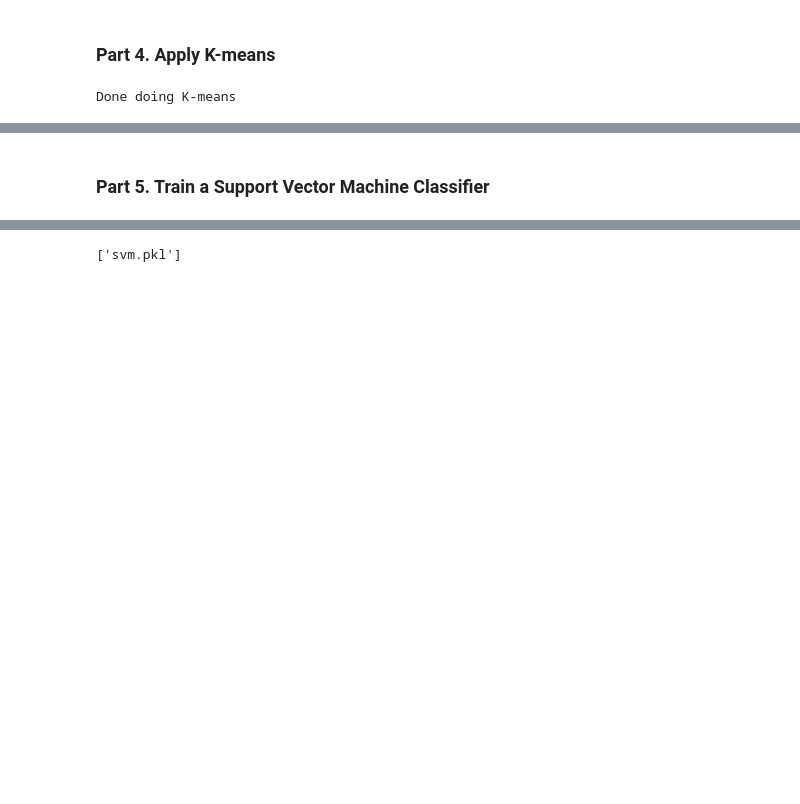
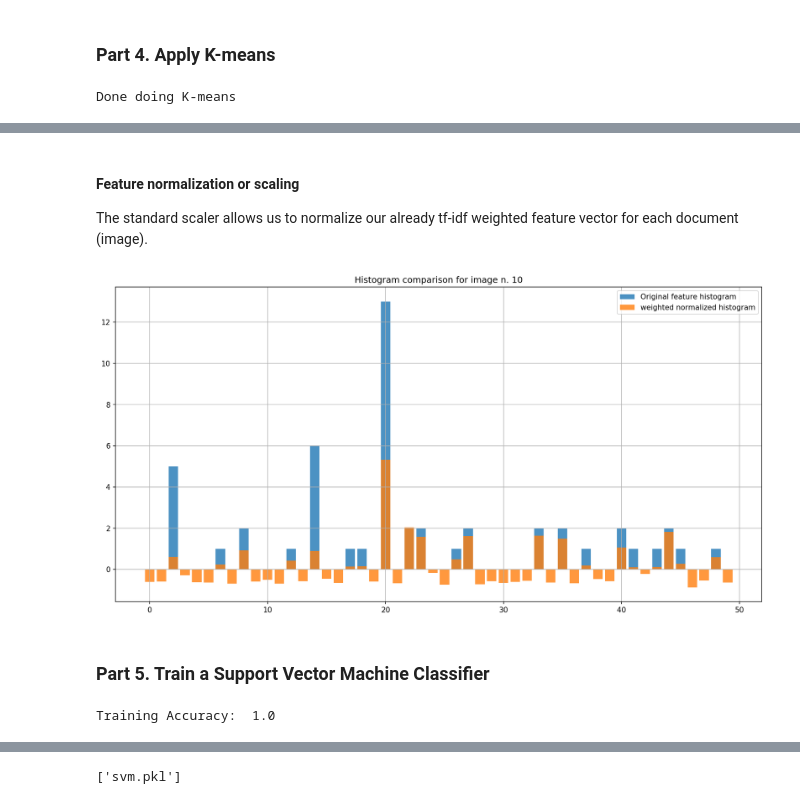
Before and after one commit to asciidiego/bag-of-visual-words, a Jupyter notebook: src/training.ipynb, the cells around one changed output, grey strips where cells are left out. Cells and saved outputs as stored; diff of their text form; code cells hidden in the pictures; blank space fills up the shorter version.

```diff
--- a/src/training.ipynb
+++ b/src/training.ipynb
@@ -171,2 +200,26 @@ scaled_im_features = stdSlr.transform(im_features)
+# %% [markdown]
+#### Feature normalization or scaling
+The standard scaler allows us to normalize our already tf-idf weighted feature vector for each document (image).
+# %%
+# Scaling the words
+stdSlr = StandardScaler().fit(tf_idf)
+scaled_im_features = stdSlr.transform(tf_idf)
+fig=plt.figure(figsize=(16, 8), dpi= 150, facecolor='w', edgecolor='k')
+plt.bar(range(50), im_features[IMAGE_N][0:50], alpha=0.8)
+plt.bar(range(50), scaled_im_features[IMAGE_N][0:50], alpha=0.8)
+plt.legend(['Original feature histogram', 'weighted normalized histogram'])
+plt.title("Histogram comparison for image n. "+str(IMAGE_N))
+plt.grid(True)
+plt.show()
+# %% [output]
+[figure, added]
 # %% [markdown]
 ### Part 5. Train a Support Vector Machine Classifier
+# %%
+# Train the model
+image_classes_arr = np.array(image_classes)
+clf = LinearSVC()
+clf.fit(scaled_im_features, image_classes_arr)
+print("Training Accuracy: ", clf.score(scaled_im_features, image_classes_arr))
+# %% [output]
+Training Accuracy:  1.0
```
Also changed, not shown: parts of 17 cells of this notebook, 4 other files.
